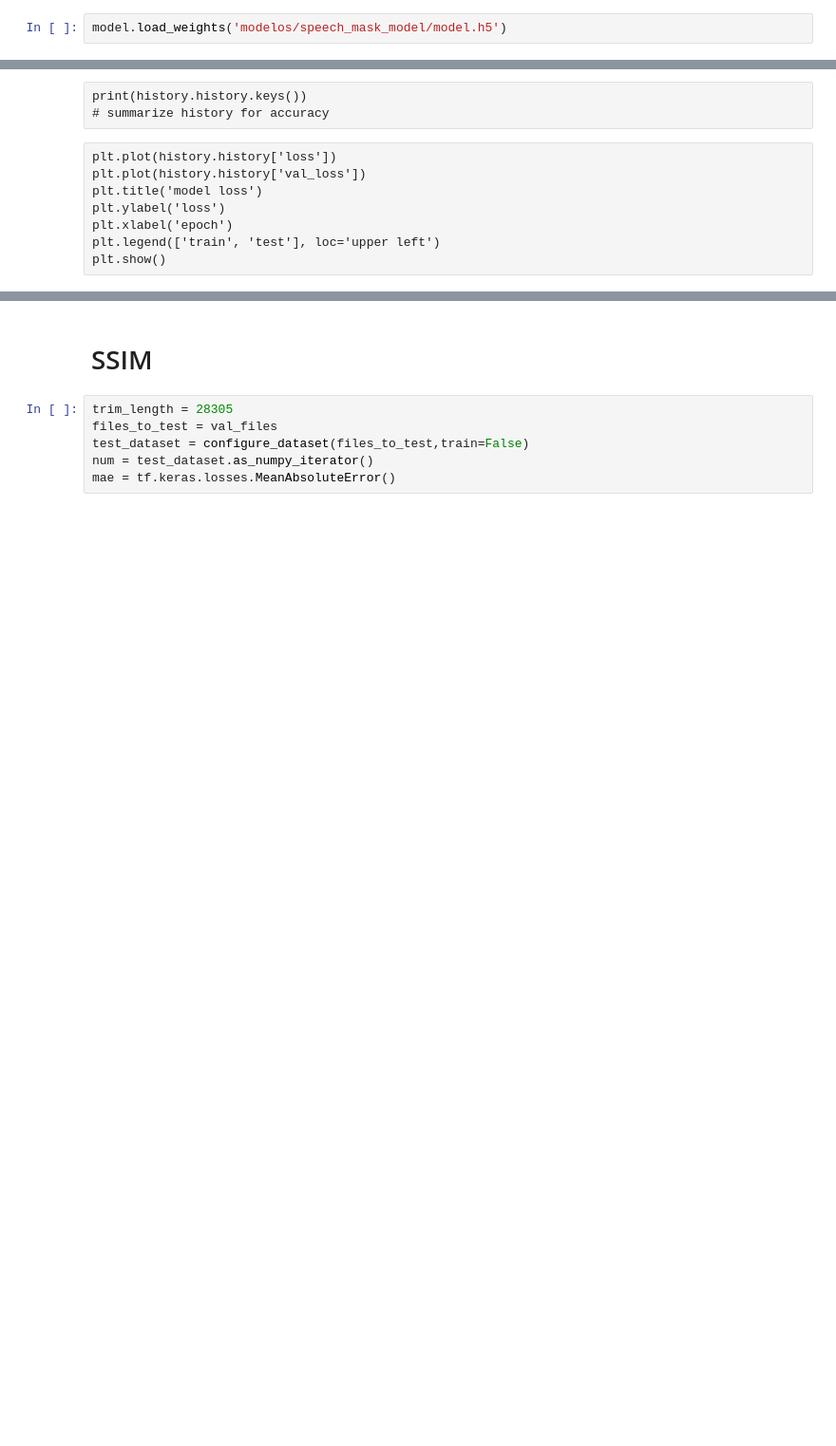
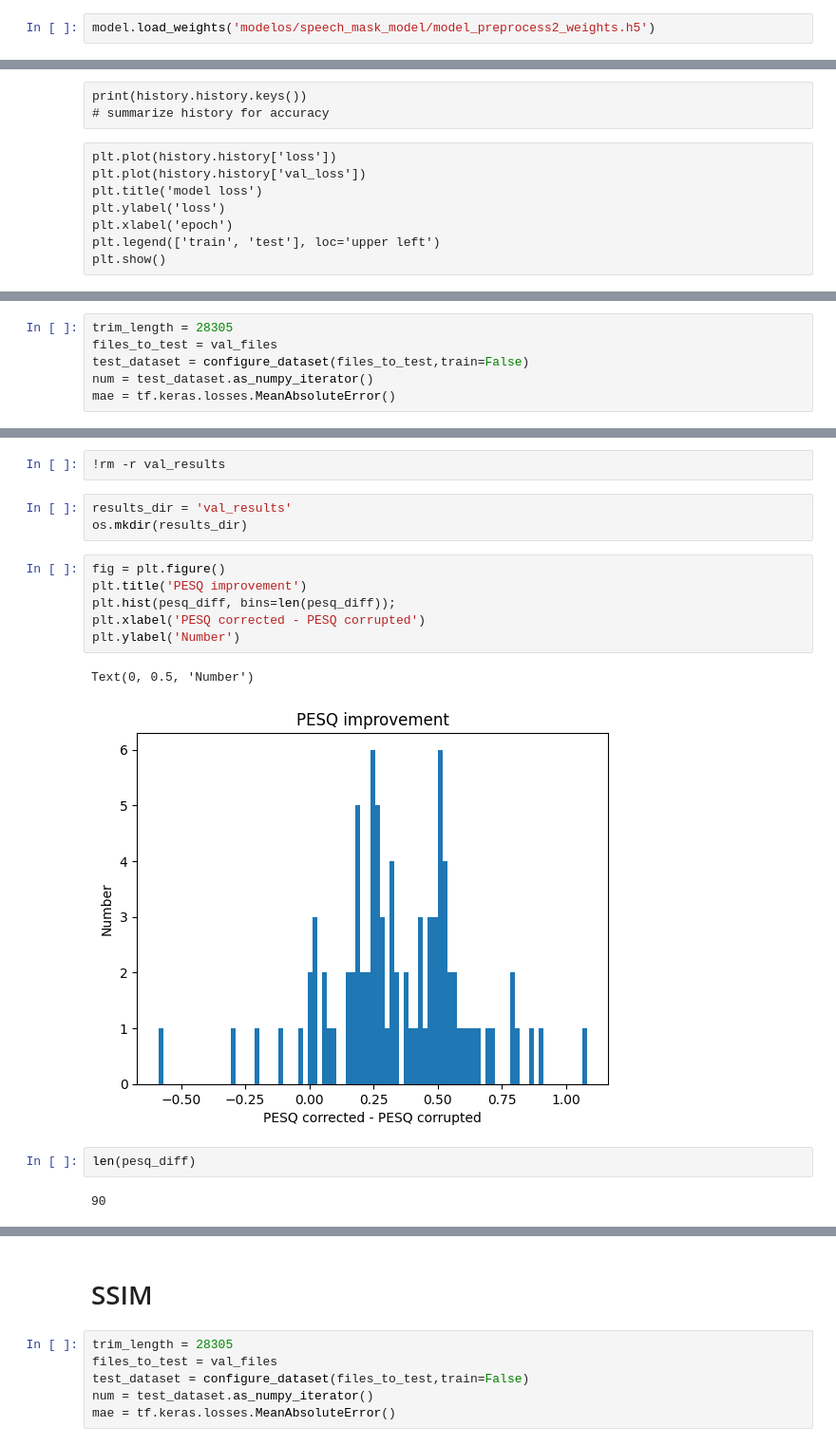
Before and after one commit to pedrodsk/pdi, a Jupyter notebook: projeto/projeto.ipynb, the cells around one changed output, grey strips where cells are left out. Shown at 95% size. Drawn from its saved outputs; the diff is of its cells as text; blank space fills up the shorter version.

```diff
--- a/projeto/projeto.ipynb
+++ b/projeto/projeto.ipynb
@@ -516,6 +508,6 @@ model.compile(optimizer='adam', loss=signal_enhancement_loss)
 # %% [markdown]
 ## Carregar modelo
 # %%
-model.load_weights('modelos/speech_mask_model/model.h5')
+model.load_weights('modelos/speech_mask_model/model_preprocess2_weights.h5')
 # %% [markdown]
 ## Treinamento da rede
@@ -676,0 +535,6 @@ modelo com preprocessamento3 '2.02, 2.39'
+# %%
+trim_length = 28305
+files_to_test = val_files
+test_dataset = configure_dataset(files_to_test,train=False)
+num = test_dataset.as_numpy_iterator()
+mae = tf.keras.losses.MeanAbsoluteError()
@@ -676,0 +600,18 @@ modelo com preprocessamento3 '2.02, 2.39'
+# %%
+!rm -r val_results
+# %%
+results_dir = 'val_results'
+os.mkdir(results_dir)
+# %%
+fig = plt.figure()
+plt.title('PESQ improvement')
+plt.hist(pesq_diff, bins=len(pesq_diff));
+plt.xlabel('PESQ corrected - PESQ corrupted')
+plt.ylabel('Number')
+# %% [output]
+Text(0, 0.5, 'Number')
+[figure, added]
+# %%
+len(pesq_diff)
+# %% [output]
+90
```
Also changed, not shown: parts of 61 cells of this notebook, 4 other files.
